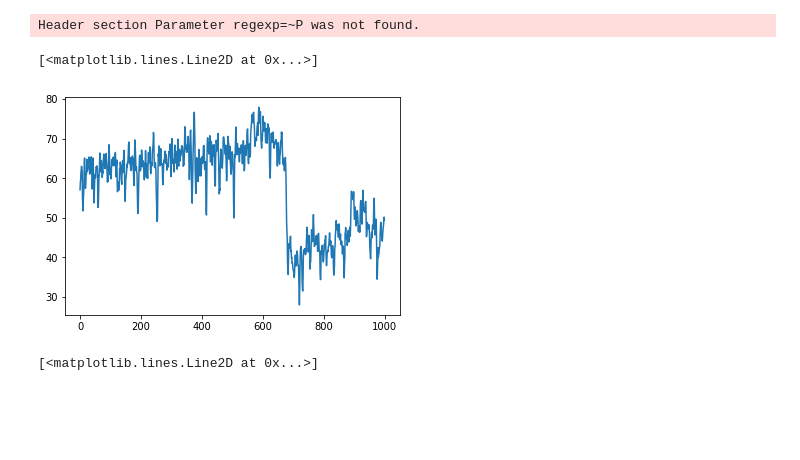
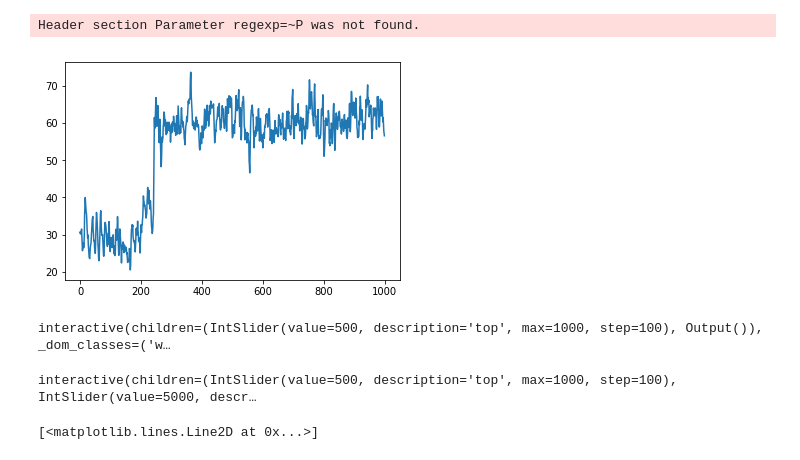
Before and after one commit to efpeel/logshape, a Jupyter notebook: logshape_test.ipynb, the cells around one changed output. Cells and saved outputs as stored; diff of their text form; code cells hidden in the pictures; blank space fills up the shorter version.

```diff
--- a/logshape_test.ipynb
+++ b/logshape_test.ipynb
@@ -14,19 +21,37 @@ import matplotlib.pyplot as plt
 # %%
 from welly import Well
 
-w = Well.from_las('../data/well.las')
+w = Well.from_las('well.las')
 # %% [output]
 Header section Parameter regexp=~P was not found.
 # %%
 gr = np.array(w.data['GR'])
 # %%
-top=8000
-base=9000
+top = 0
+base = 1000
 gr_interval=gr[top:base]
 plt.plot(gr_interval)
+plt.show()
 # %% [output]
-[<matplotlib.lines.Line2D at 0x...>]
-[figure, old version]
+[figure, new version]
+# %%
+@interact(top=(0,1000,100))
+def testfunc(top):
+    gr_interval=gr[top:interval]
+    plt.plot(gr_interval)
+    plt.show()
+    return
+# %% [output]
+interactive(children=(IntSlider(value=500, description='top', max=1000, step=100), Output()), _dom_classes=('w…
+# %%
+@interact(top=(0,1000,100), interval =(10, 10000, 10))
+def testfunc(top, interval):
+    gr_interval=gr[top:top+interval]
+    plt.plot(gr_interval)
+    plt.show()
+    return
+# %% [output]
+interactive(children=(IntSlider(value=500, description='top', max=1000, step=100), IntSlider(value=5000, descr…
 # %%
 gr_interval
 gr_interval_int=integrate.cumtrapz(gr_interval)
```
Also changed, not shown: parts of 2 cells of this notebook.
